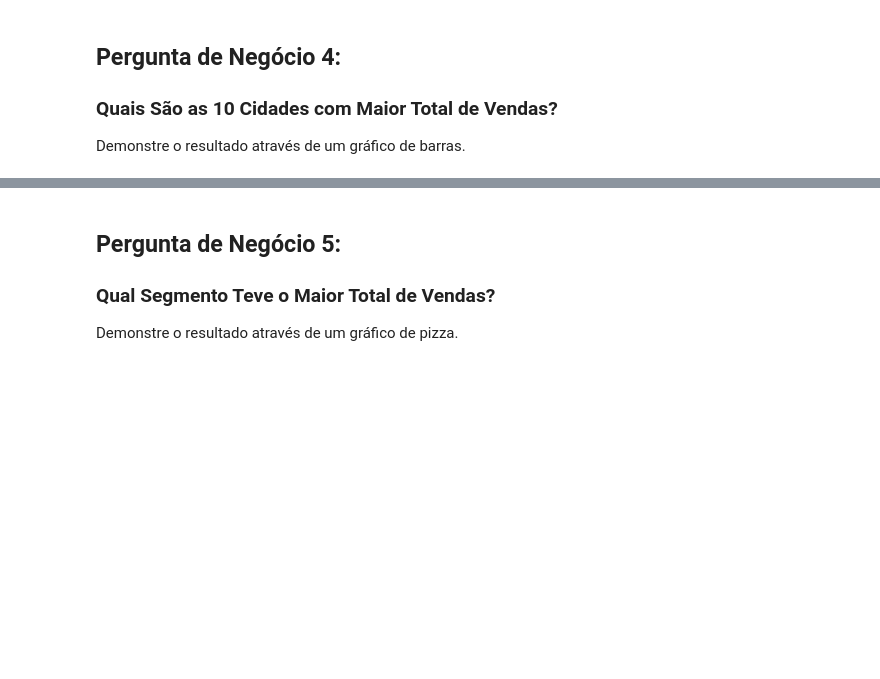
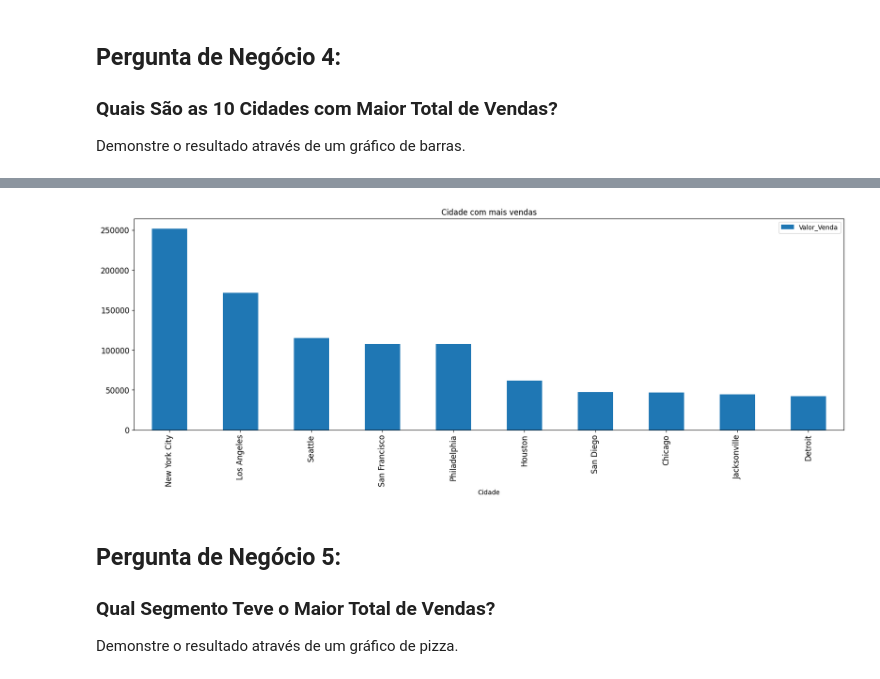
Before and after one commit to plajuan/DSA_Python, a Jupyter notebook: Cap13/Projeto2-Perguntas.ipynb, the cells around one changed output, grey strips where cells are left out. Cells and saved outputs as stored; diff of their text form; code cells hidden in the pictures; blank space fills up the shorter version.

```diff
--- a/Cap13/Projeto2-Perguntas.ipynb
+++ b/Cap13/Projeto2-Perguntas.ipynb
@@ -141,3 +170,6 @@ Demonstre o resultado através de um gráfico de barras.
 ### Quais São as 10 Cidades com Maior Total de Vendas?
 
 Demonstre o resultado através de um gráfico de barras.
+# %%
+df_cidade_mais_vendas = df_dsa.groupby('Cidade')['Valor_Venda'].sum().reset_index().sort_values(by='Valor_Venda', ascending=False).head(10)
+df_cidade_mais_vendas
@@ -144,3 +188,8 @@ Demonstre o resultado através de um gráfico de barras.
+# %%
+ax = df_cidade_mais_vendas.plot(x='Cidade', y='Valor_Venda', kind='bar', title='Cidade com mais vendas', figsize=(20,6), legend=True, fontsize=12)
+plt.show()
+# %% [output]
+[figure, added]
 # %% [markdown]
 ## Pergunta de Negócio 5:
 
```
Also changed, not shown: parts of 16 cells of this notebook.
